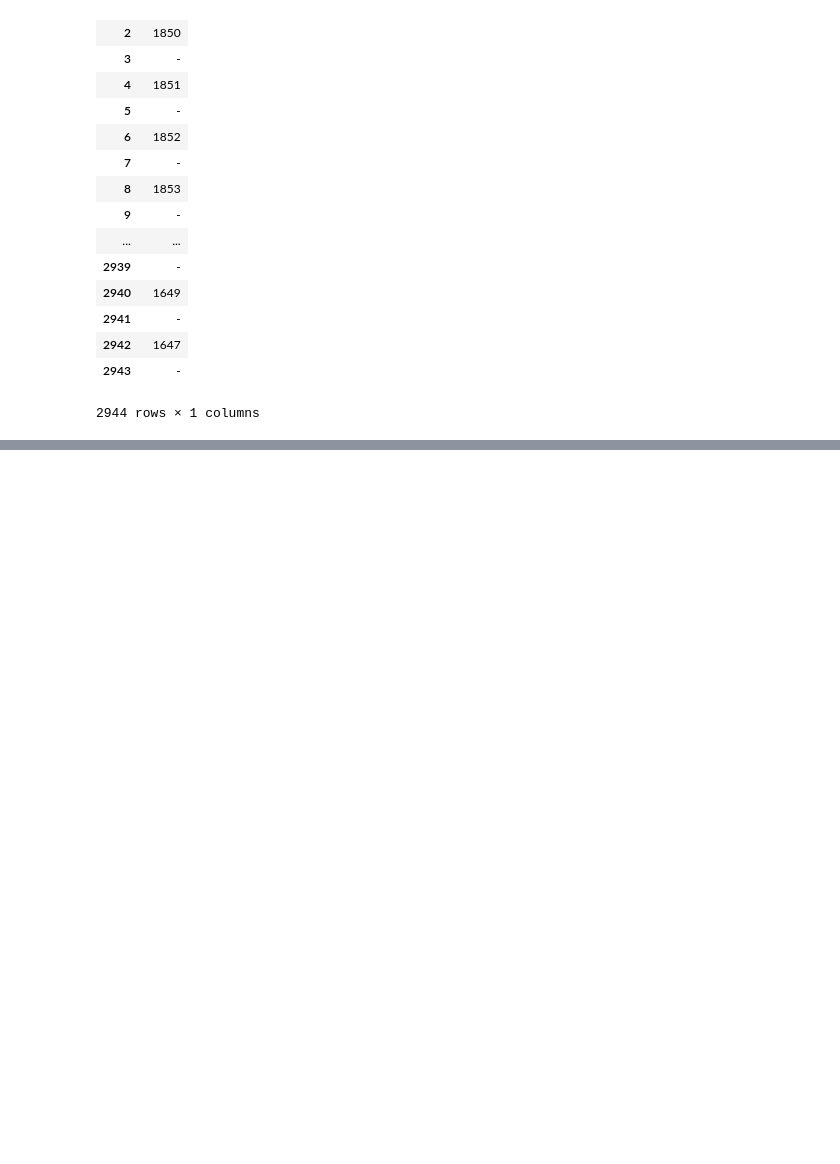
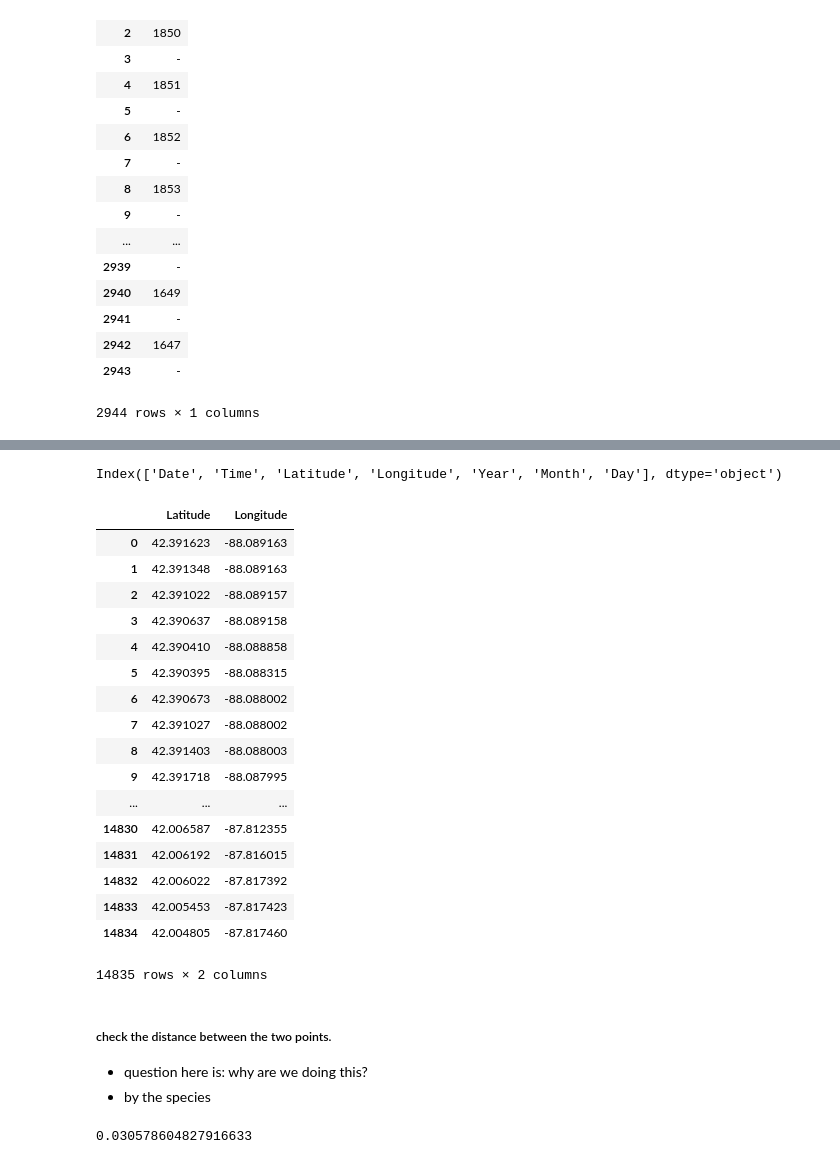
Before and after one commit to leticiabeeck/predict_west_nile_virus, a Jupyter notebook: 01.Intro(EDA, Feature Engineering).ipynb, the cells around one changed output, grey strips where cells are left out. Saved outputs shown, nothing was run; the diff lists cells and outputs as text; code cells hidden in the pictures; blank space fills up the shorter version.

```diff
--- a/01.Intro(EDA, Feature Engineering).ipynb
+++ b/01.Intro(EDA, Feature Engineering).ipynb
@@ -614,0 +625,29 @@ dtype: int64
+# %%
+spray.columns
+# %% [output]
+Index(['Date', 'Time', 'Latitude', 'Longitude', 'Year', 'Month', 'Day'], dtype='object')
+# %%
+spray[['Latitude', 'Longitude']]
+# %% [output]
+|  | Latitude | Longitude |
+| 0 | 42.391623 | -88.089163 |
+| 1 | 42.391348 | -88.089163 |
+| 2 | 42.391022 | -88.089157 |
+| 3 | 42.390637 | -88.089158 |
+| 4 | 42.390410 | -88.088858 |
+| 5 | 42.390395 | -88.088315 |
+| 6 | 42.390673 | -88.088002 |
+| 7 | 42.391027 | -88.088002 |
+| 8 | 42.391403 | -88.088003 |
+| 9 | 42.391718 | -88.087995 |
+| ... | ... | ... |
+| 14830 | 42.006587 | -87.812355 |
+| 14831 | 42.006192 | -87.816015 |
+| 14832 | 42.006022 | -87.817392 |
+| 14833 | 42.005453 | -87.817423 |
+| 14834 | 42.004805 | -87.817460 |
+14835 rows × 2 columns
+# %% [markdown]
+##### check the distance between the two points.
+- question here is: why are we doing this?
+- by the species
@@ -614,0 +657,4 @@ dtype: int64
+# %%
+haversine(spray_0, spray_1)
+# %% [output]
+0.030578604827916633
```
Also changed, not shown: parts of 25 cells of this notebook.
